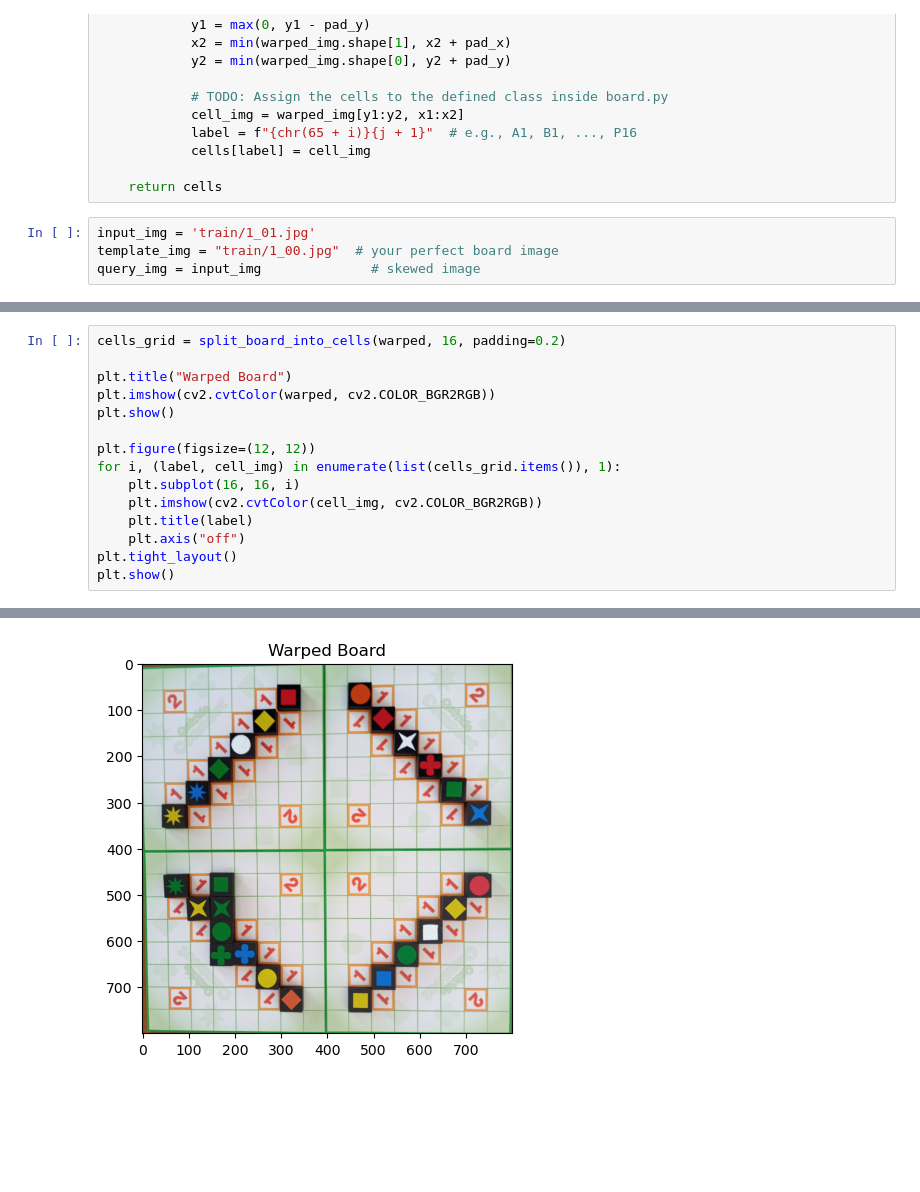
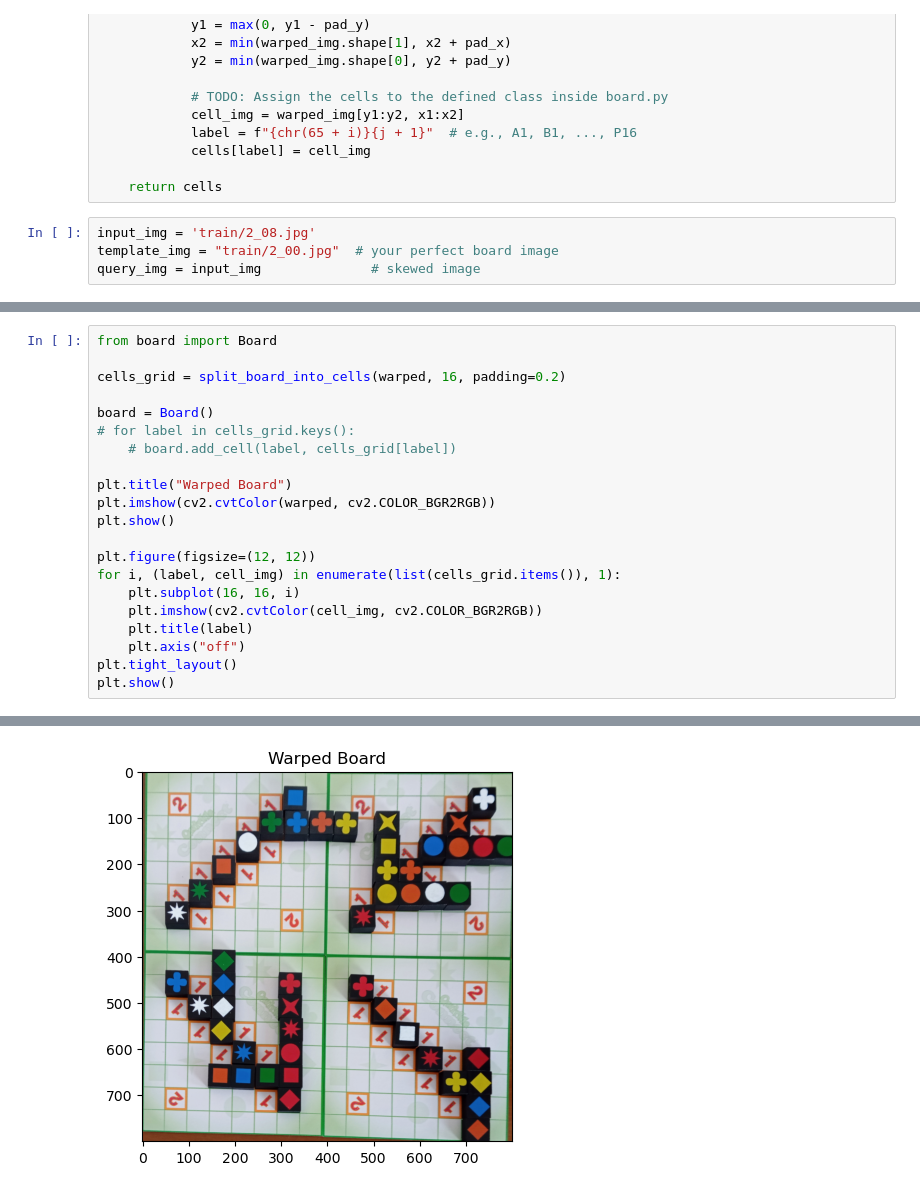
Before and after one commit to Tzepes/CVProj1, a Jupyter notebook: readImages.ipynb, the cells around one changed output, grey strips where cells are left out. Cells and saved outputs as stored; diff of their text form; blank space fills up the shorter version.

```diff
--- a/readImages.ipynb
+++ b/readImages.ipynb
@@ -132,8 +132,8 @@ def split_board_into_cells(warped_img, grid_X_size=16, padding=0):
 
     return cells
 # %%
-input_img = 'train/1_01.jpg'
-template_img = "train/1_00.jpg"  # your perfect board image
+input_img = 'train/2_08.jpg'
+template_img = "train/2_00.jpg"  # your perfect board image
 query_img = input_img              # skewed image
 # %%
 tpl, qry, aligned_img = align_board(template_img, query_img, output_size=(800,800), show_details=False , use_sift=True)
@@ -170,5 +170,11 @@ plt.show()
 # %%
+from board import Board
+
 cells_grid = split_board_into_cells(warped, 16, padding=0.2)
+
+board = Board()
+# for label in cells_grid.keys():
+    # board.add_cell(label, cells_grid[label])
 
 plt.title("Warped Board")
 plt.imshow(cv2.cvtColor(warped, cv2.COLOR_BGR2RGB))
@@ -186 +209 @@ plt.show()
-[figure, old version]
+[figure, new version]
```
Also changed, not shown: parts of 3 cells of this notebook.
